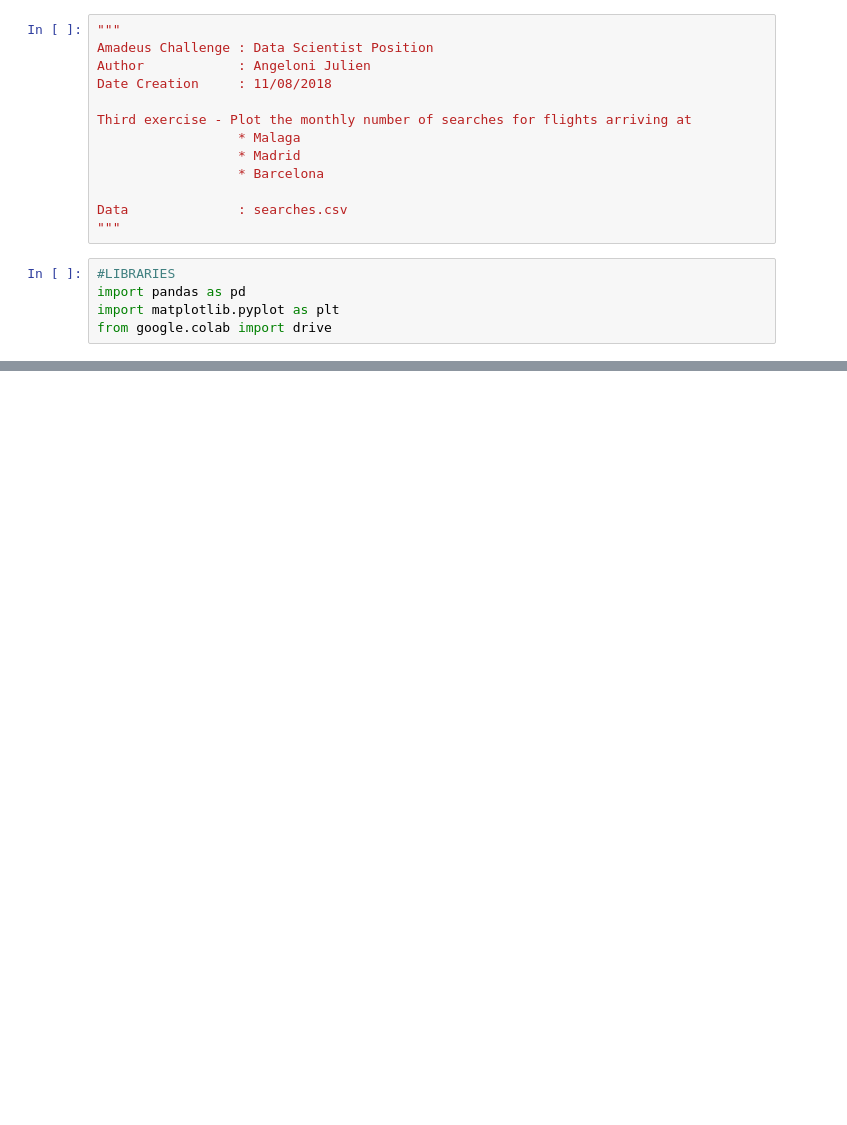
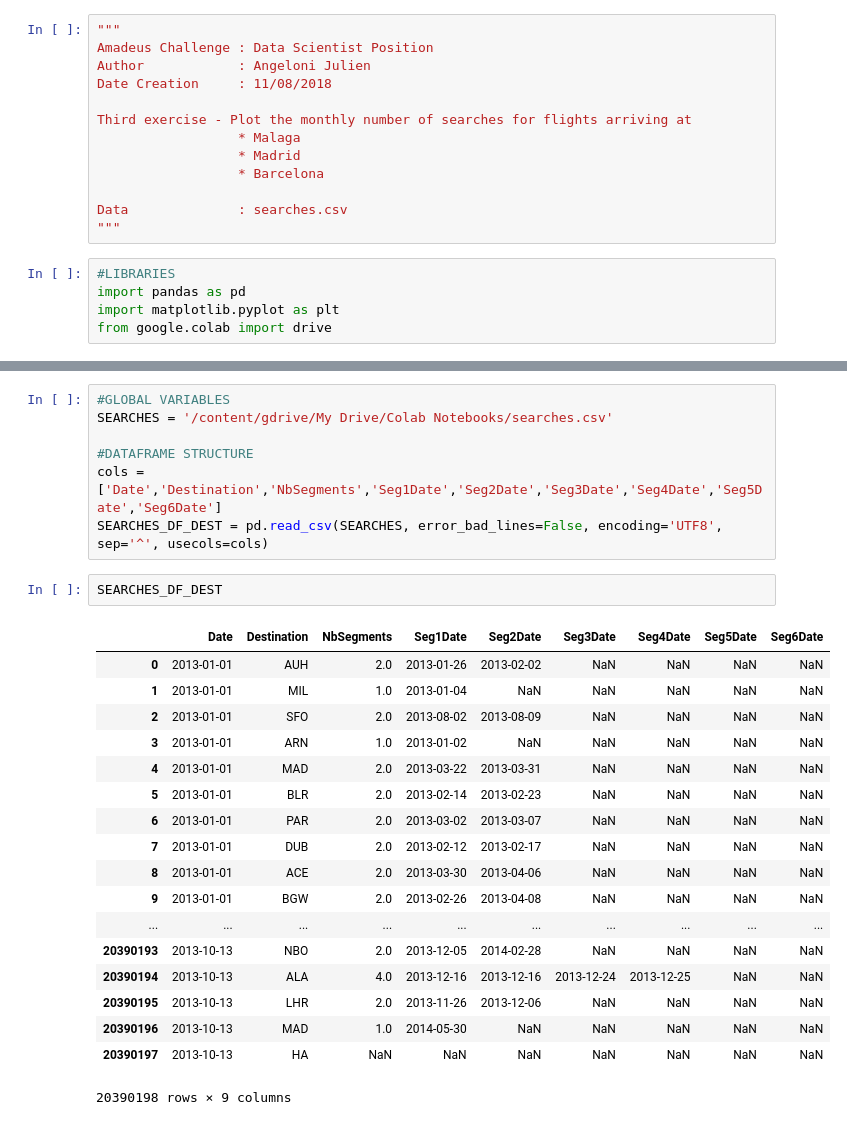
Before and after one commit to jangeloni/challenge_amadeus, a Jupyter notebook: third_exercise.ipynb, the cells around one changed output, grey strips where cells are left out. Saved outputs shown, nothing was run; the diff lists cells and outputs as text; blank space fills up the shorter version.

Commit message:
CREATED GLOBAL VARIABLES

```diff
--- a/third_exercise.ipynb
+++ b/third_exercise.ipynb
@@ -29 +23,29 @@ Enter your authorization code:
 Mounted at /content/gdrive
+# %%
+#GLOBAL VARIABLES
+SEARCHES = '/content/gdrive/My Drive/Colab Notebooks/searches.csv'
+
+#DATAFRAME STRUCTURE
+cols = ['Date','Destination','NbSegments','Seg1Date','Seg2Date','Seg3Date','Seg4Date','Seg5Date','Seg6Date']
+SEARCHES_DF_DEST = pd.read_csv(SEARCHES, error_bad_lines=False, encoding='UTF8', sep='^', usecols=cols)
+# %%
+SEARCHES_DF_DEST
+# %% [output]
+|  | Date | Destination | NbSegments | Seg1Date | Seg2Date | Seg3Date | Seg4Date | Seg5Date | Seg6Date |
+| 0 | 2013-01-01 | AUH | 2.0 | 2013-01-26 | 2013-02-02 | NaN | NaN | NaN | NaN |
+| 1 | 2013-01-01 | MIL | 1.0 | 2013-01-04 | NaN | NaN | NaN | NaN | NaN |
+| 2 | 2013-01-01 | SFO | 2.0 | 2013-08-02 | 2013-08-09 | NaN | NaN | NaN | NaN |
+| 3 | 2013-01-01 | ARN | 1.0 | 2013-01-02 | NaN | NaN | NaN | NaN | NaN |
+| 4 | 2013-01-01 | MAD | 2.0 | 2013-03-22 | 2013-03-31 | NaN | NaN | NaN | NaN |
+| 5 | 2013-01-01 | BLR | 2.0 | 2013-02-14 | 2013-02-23 | NaN | NaN | NaN | NaN |
+| 6 | 2013-01-01 | PAR | 2.0 | 2013-03-02 | 2013-03-07 | NaN | NaN | NaN | NaN |
+| 7 | 2013-01-01 | DUB | 2.0 | 2013-02-12 | 2013-02-17 | NaN | NaN | NaN | NaN |
+| 8 | 2013-01-01 | ACE | 2.0 | 2013-03-30 | 2013-04-06 | NaN | NaN | NaN | NaN |
+| 9 | 2013-01-01 | BGW | 2.0 | 2013-02-26 | 2013-04-08 | NaN | NaN | NaN | NaN |
+| ... | ... | ... | ... | ... | ... | ... | ... | ... | ... |
+| 20390193 | 2013-10-13 | NBO | 2.0 | 2013-12-05 | 2014-02-28 | NaN | NaN | NaN | NaN |
+| 20390194 | 2013-10-13 | ALA | 4.0 | 2013-12-16 | 2013-12-16 | 2013-12-24 | 2013-12-25 | NaN | NaN |
+| 20390195 | 2013-10-13 | LHR | 2.0 | 2013-11-26 | 2013-12-06 | NaN | NaN | NaN | NaN |
+| 20390196 | 2013-10-13 | MAD | 1.0 | 2014-05-30 | NaN | NaN | NaN | NaN | NaN |
+| 20390197 | 2013-10-13 | HA | NaN | NaN | NaN | NaN | NaN | NaN | NaN |
+20390198 rows × 9 columns
```
Also changed, not shown: parts of 2 cells of this notebook.
